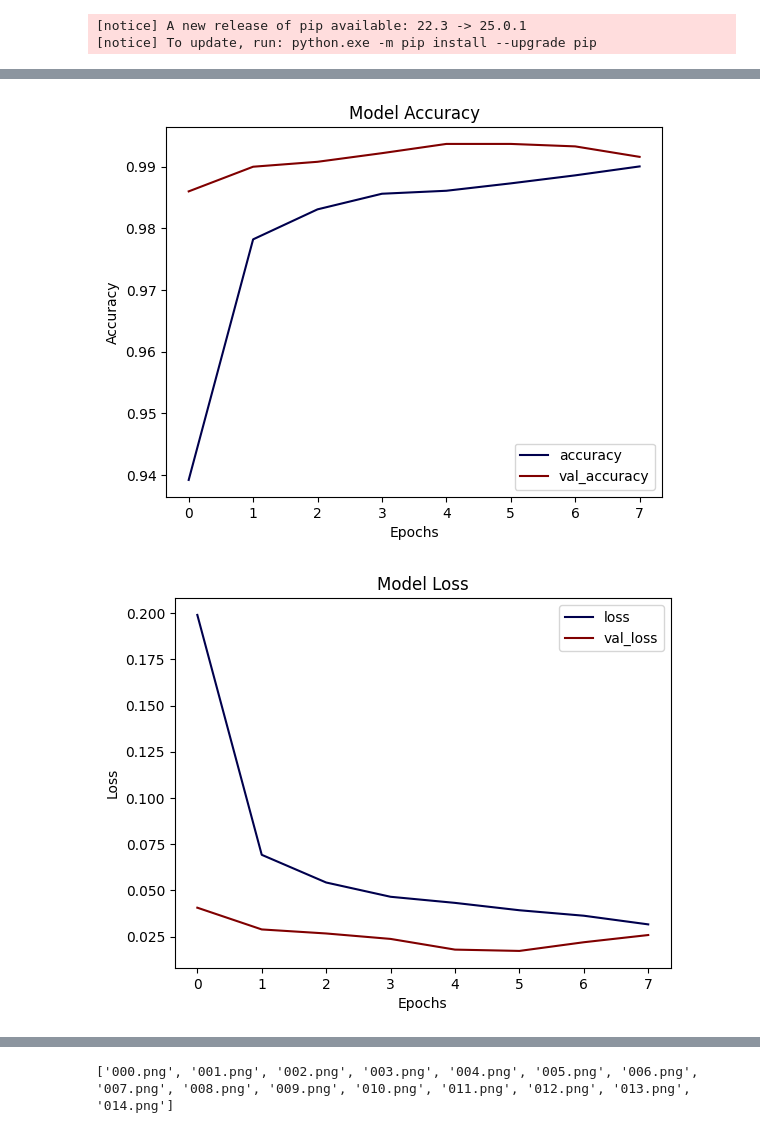
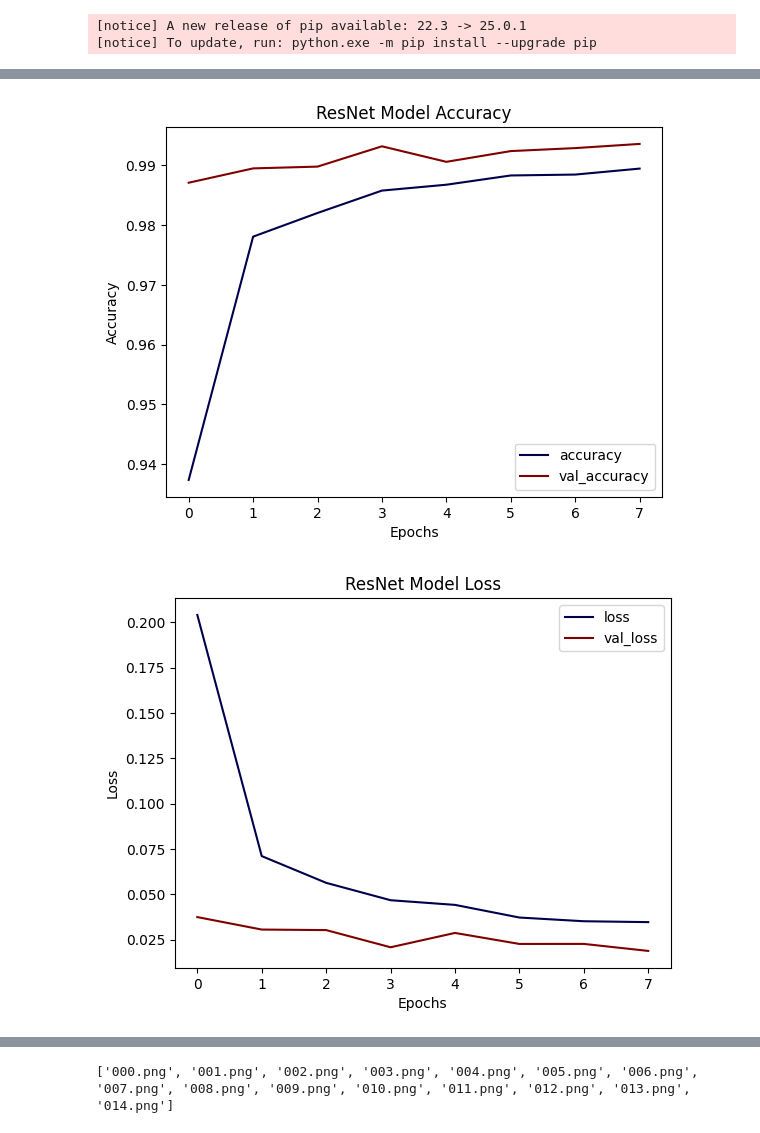
Before and after one commit to sims-kale/ML-handwriting-recognition-system, a Jupyter notebook: assesment.ipynb, the cells around one changed output, grey strips where cells are left out. Saved outputs shown, nothing was run; the diff lists cells and outputs as text; code cells hidden in the pictures.

```diff
--- a/assesment.ipynb
+++ b/assesment.ipynb
@@ -11,6 +11,7 @@ from tensorflow import keras
 import numpy as np
 import cv2
 import os
+graphviz = r"D:\SHU\ML_lab\Assesment\ml_ocr\Scripts\Graphviz"
 
 # Load MNIST dataset
 def load_mnist():
@@ -29,7 +30,7 @@ def load_mnist():
 
 # Define CNN model with improved architecture
 def create_model():
-    model = keras.Sequential(
+    cnn_model = keras.Sequential(
         [
             keras.layers.Conv2D(
                 64, (3, 3), activation="relu", padding="same", input_shape=(28, 28, 1)
@@ -52,7 +53,7 @@ def create_model():
             keras.layers.Dense(10, activation="softmax"),  # Output layer for 10 classes
         ]
     )
-    model.compile(
+    cnn_model.compile(
         optimizer=keras.optimizers.Adam(learning_rate=0.001),
         loss="categorical_crossentropy",
         metrics=["accuracy"],
@@ -60,27 +61,26 @@ def create_model():
 
     # Plot the model architecture and save it as an image
     keras.utils.plot_model(
-        model,
-        to_file="model_architecture_improved.png",  # Save as an image file
+        cnn_model,
         show_shapes=True,  # Display the shapes of the layers
         show_layer_names=True  # Display the layer names
     )
 
     # Display the model summary
-    model.name = "Improved_Numbers_Recognition_CNN_Model"
-    model.summary()
+    cnn_model.name = "Improved_Numbers_Recognition_CNN_Model"
+    cnn_model.summary()
 
-    return model
+    return cnn_model
 
 
 # Train and save model
 (x_train, y_train, x_test, y_test) = load_mnist()
-model = create_model()
-history = model.fit(
+cnn_model = create_model()
+history = cnn_model.fit(
     x_train, y_train, epochs=8, batch_size=64, validation_data=(x_test, y_test)
 )
-model.save("mnist_model_improved.h5")  # Save model for later use
-test_loss, test_acc = model.evaluate(x_test, y_test)
+cnn_model.save("mnist_cnn_model_improved.h5")  # Save cnn_model for later use
+test_loss, test_acc = cnn_model.evaluate(x_test, y_test)
 print(f"Test Accuracy: {test_acc * 100:.2f}%")
 #     return history, model
 
@@ -131,36 +282,36 @@ Test Accuracy: 99.16%
 # %%
 import matplotlib.pyplot as plt
 import seaborn as sns
 import pandas as pd
 from sklearn.metrics import classification_report, confusion_matrix
 
 metrics = pd.DataFrame(history.history)
 
-# Plot training and validation accuracy
-metrics[['accuracy', 'val_accuracy']].plot(title="Model Accuracy", xlabel="Epochs", ylabel="Accuracy", colormap='seismic')
+# validation accuracy
+metrics[['accuracy', 'val_accuracy']].plot(title="ResNet Model Accuracy", xlabel="Epochs", ylabel="Accuracy", colormap='seismic')
 plt.show()
 
-# Plot training and validation loss
-metrics[['loss', 'val_loss']].plot(title="Model Loss", xlabel="Epochs", ylabel="Loss", colormap='seismic')
+# validation loss
+metrics[['loss', 'val_loss']].plot(title="ResNet Model Loss", xlabel="Epochs", ylabel="Loss", colormap='seismic')
 plt.show()
 
 # Generate predictions
-predictions_prob = model.predict(x_test)
+predictions_prob = resnet_model.predict(x_test)
 predictions = np.argmax(predictions_prob, axis=1)
 true_labels = np.argmax(y_test, axis=1)  # Convert one-hot encoded labels to integers
 
 # Generate and display confusion matrix
 conf_matrix = confusion_matrix(true_labels, predictions)
 plt.figure(figsize=(10, 6))
 sns.heatmap(conf_matrix, annot=True, fmt='d', cmap='Greens', xticklabels=range(10), yticklabels=range(10))
 plt.title("Confusion Matrix")
 plt.xlabel("Predicted Labels")
 plt.ylabel("True Labels")
 plt.show()
 
 # Print classification report
 # print("Classification Report:")
 # print(classification_report(true_labels, predictions))
 # %% [output]
-[figure, old version]
+[figure, new version]
-[figure, old version]
+[figure, new version]
```
Also changed, not shown: parts of 12 cells of this notebook, 8 other files.
